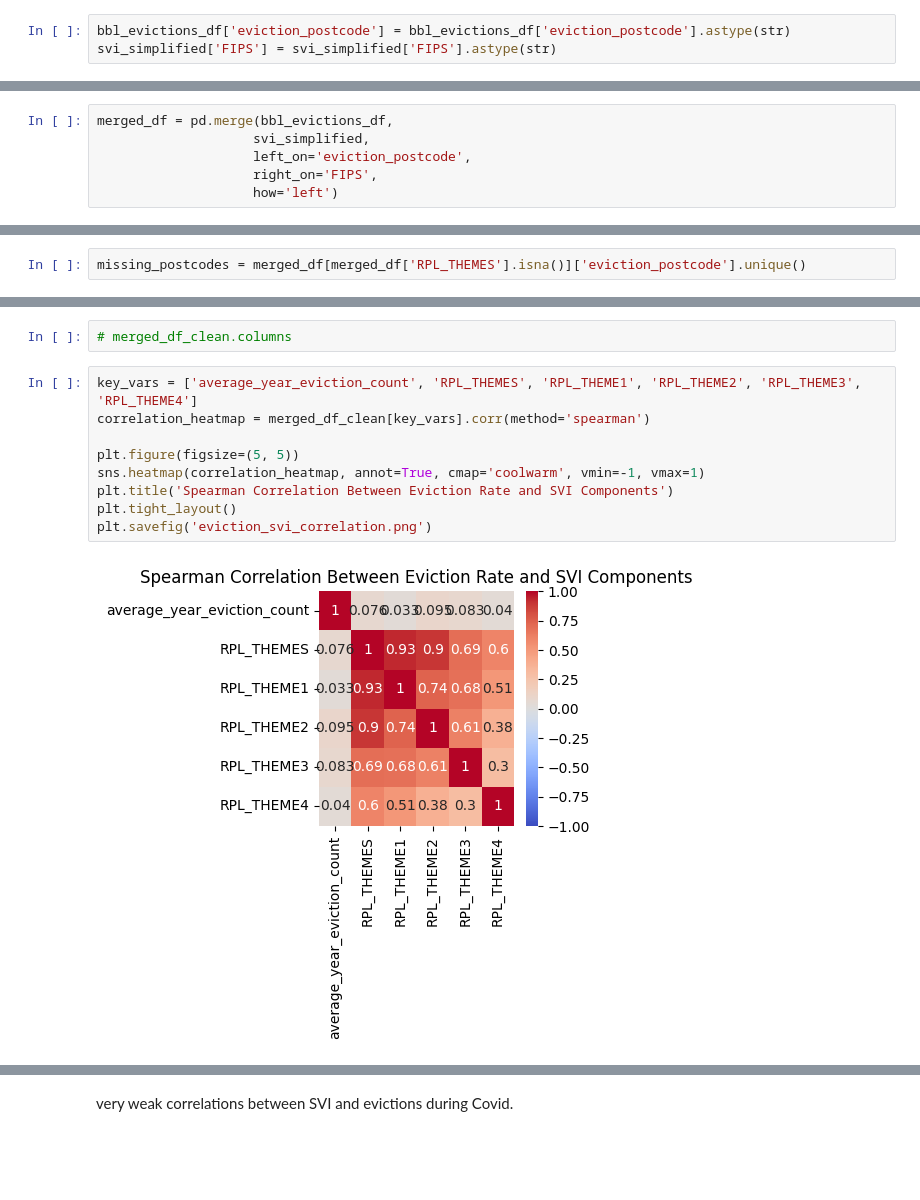
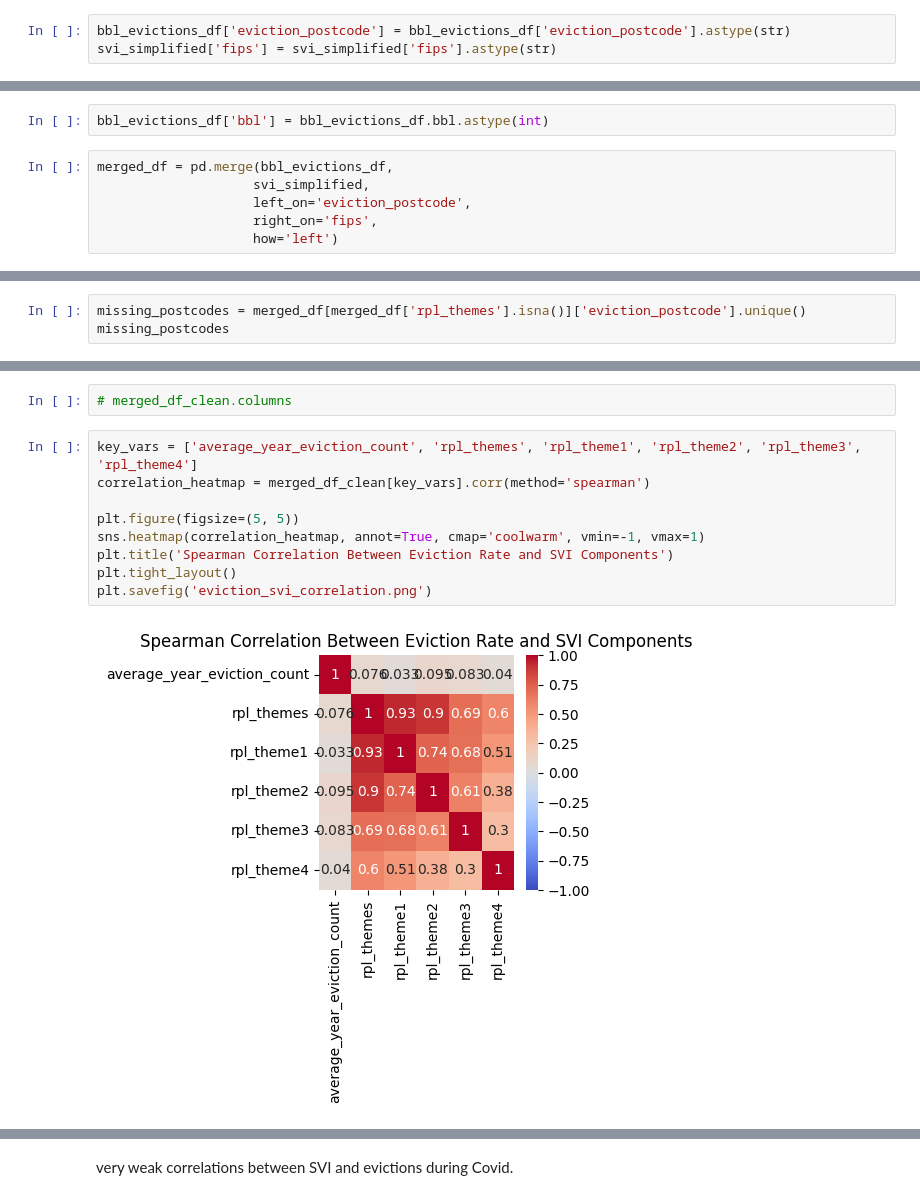
Before and after one commit to simaoalicechen/NYC_Landlord_Behavior_Analysis_Project, a Jupyter notebook: Part_2_merging_SVI_bbl_evictions_covid.ipynb, the cells around one changed output, grey strips where cells are left out. Saved outputs shown, nothing was run; the diff lists cells and outputs as text; blank space fills up the shorter version.

Commit message:
updated svi merge

```diff
--- a/Part_2_merging_SVI_bbl_evictions_covid.ipynb
+++ b/Part_2_merging_SVI_bbl_evictions_covid.ipynb
@@ -53,4 +70,4 @@ bbl_evictions_df.eviction_postcode.dtype, svi_simplified.FIPS.dtype
 (dtype('int64'), dtype('int64'))
 # %%
 bbl_evictions_df['eviction_postcode'] = bbl_evictions_df['eviction_postcode'].astype(str)
-svi_simplified['FIPS'] = svi_simplified['FIPS'].astype(str)
+svi_simplified['fips'] = svi_simplified['fips'].astype(str)
@@ -57,6 +78,8 @@ svi_simplified['FIPS'] = svi_simplified['FIPS'].astype(str)
+# %%
+bbl_evictions_df['bbl'] = bbl_evictions_df.bbl.astype(int)
 # %%
 merged_df = pd.merge(bbl_evictions_df,
                     svi_simplified,
                     left_on='eviction_postcode',
-                    right_on='FIPS',
+                    right_on='fips',
                     how='left')
@@ -74,2 +175,3 @@ missing SVI data in these zipcodes: ['11691' '11692' '11694' '11693' '11040']
 # %%
-missing_postcodes = merged_df[merged_df['RPL_THEMES'].isna()]['eviction_postcode'].unique()
+missing_postcodes = merged_df[merged_df['rpl_themes'].isna()]['eviction_postcode'].unique()
+missing_postcodes
@@ -81,14 +189,14 @@ merged_df.shape, merged_df_clean.shape, len(merged_df) - len(merged_df_clean)
 # %%
 # merged_df_clean.columns
 # %%
-key_vars = ['average_year_eviction_count', 'RPL_THEMES', 'RPL_THEME1', 'RPL_THEME2', 'RPL_THEME3', 'RPL_THEME4']
+key_vars = ['average_year_eviction_count', 'rpl_themes', 'rpl_theme1', 'rpl_theme2', 'rpl_theme3', 'rpl_theme4']
 correlation_heatmap = merged_df_clean[key_vars].corr(method='spearman')
 
 plt.figure(figsize=(5, 5))
 sns.heatmap(correlation_heatmap, annot=True, cmap='coolwarm', vmin=-1, vmax=1)
 plt.title('Spearman Correlation Between Eviction Rate and SVI Components')
 plt.tight_layout()
 plt.savefig('eviction_svi_correlation.png')
 # %% [output]
-[figure, old version]
+[figure, new version]
 # %%
```
Also changed, not shown: parts of 24 cells of this notebook.
